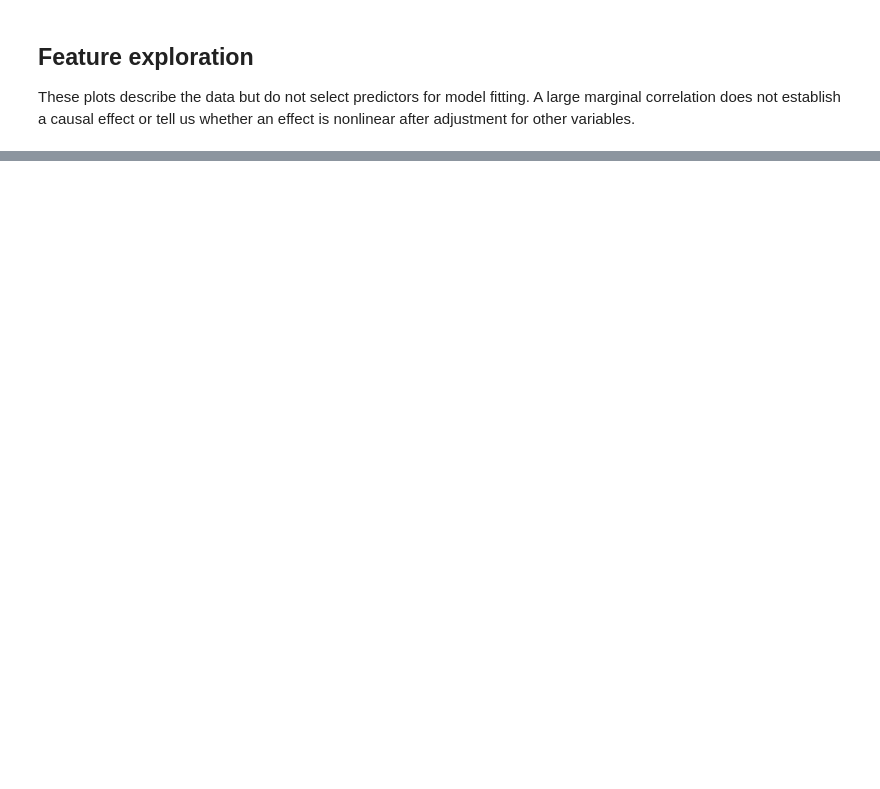
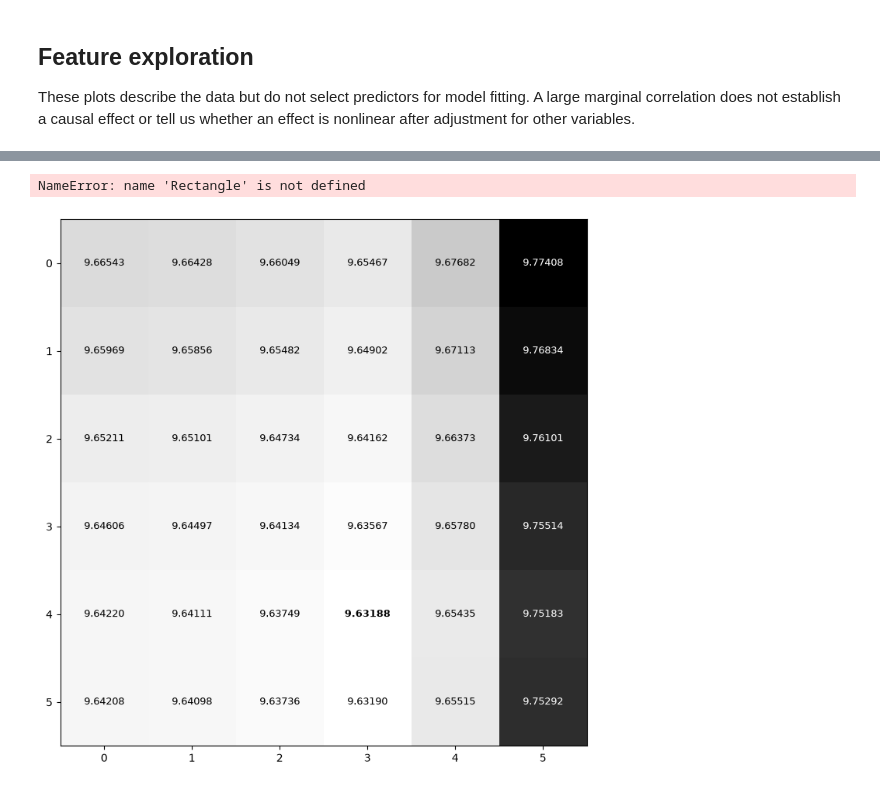
Before and after one commit to ZhangAnli/ST5227-Course-Project, a Jupyter notebook: Project-GAMs.ipynb, the cells around one changed output, grey strips where cells are left out. Saved outputs shown, nothing was run; the diff lists cells and outputs as text; code cells hidden in the pictures; blank space fills up the shorter version.

```diff
--- a/Project-GAMs.ipynb
+++ b/Project-GAMs.ipynb
@@ -428,0 +388,44 @@ Same-fold OLS reference: training RMSE = 9.554435; validation RMSE = 9.630147
+# %%
+# Rows are spline penalties; columns are factor penalties.
+rmse_values = inner_cv_rmse_grid.to_numpy(dtype=float)
+s_lambdas = inner_cv_rmse_grid.index.to_numpy()
+f_lambdas = inner_cv_rmse_grid.columns.to_numpy()
+selected_row = inner_cv_rmse_grid.index.get_loc(final_lambda_s)
+selected_col = inner_cv_rmse_grid.columns.get_loc(final_lambda_f)
+
+cmap = plt.get_cmap("Greys").copy()
+cmap.set_bad("white")  # Unevaluated pairs may occur after a boundary expansion.
+fig, ax = plt.subplots(
+    figsize=(max(9, 1.1 * len(f_lambdas) + 2),
+             max(7, 0.85 * len(s_lambdas) + 2)),
+    layout="constrained")
+image = ax.imshow(np.ma.masked_invalid(rmse_values), cmap=cmap)
+
+for (row, col), value in np.ndenumerate(rmse_values):
+    if np.isnan(value):
+        label, text_color = "N/A", "black"
+    else:
+        label = f"{value:.5f}"
+        red, green, blue = image.cmap(image.norm(value))[:3]
+        luminance = 0.2126 * red + 0.7152 * green + 0.0722 * blue
+        text_color = "white" if luminance < 0.45 else "black"
+    ax.text(col, row, label, ha="center", va="center", color=text_color,
+            fontsize=9, fontweight="bold" if (row, col) ==
+            (selected_row, selected_col) else "normal")
+
+ax.add_patch(Rectangle((selected_col - 0.5, selected_row - 0.5), 1, 1,
+                       fill=False, edgecolor="black", linewidth=2.5))
+ax.set_xticks(np.arange(len(f_lambdas)), [f"{value:g}" for value in f_lambdas])
+ax.set_yticks(np.arange(len(s_lambdas)), [f"{value:g}" for value in s_lambdas])
+ax.set_xticks(np.arange(-0.5, len(f_lambdas), 1), minor=True)
+ax.set_yticks(np.arange(-0.5, len(s_lambdas), 1), minor=True)
+ax.grid(which="minor", color="0.7", linewidth=0.8)
+ax.tick_params(which="minor", bottom=False, left=False)
+ax.set_xlabel("Factor penalty (lambda_f)")
+ax.set_ylabel("Spline penalty (lambda_s)")
+ax.set_title("Inner-CV RMSE across GAM penalty pairs\n"
+             "Outlined cell = selected minimum; darker = higher RMSE")
+plt.show()
+# %% [output]
+NameError: name 'Rectangle' is not defined
+[figure, added]
```
Also changed, not shown: parts of 29 cells of this notebook, 1 other file.
